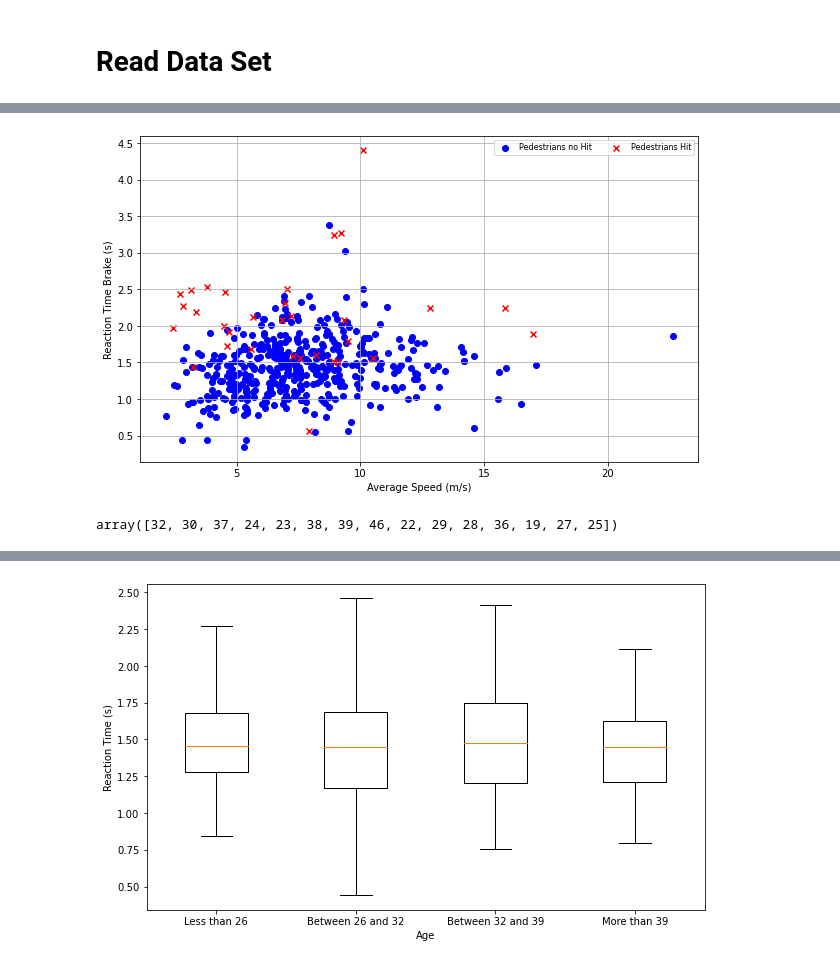
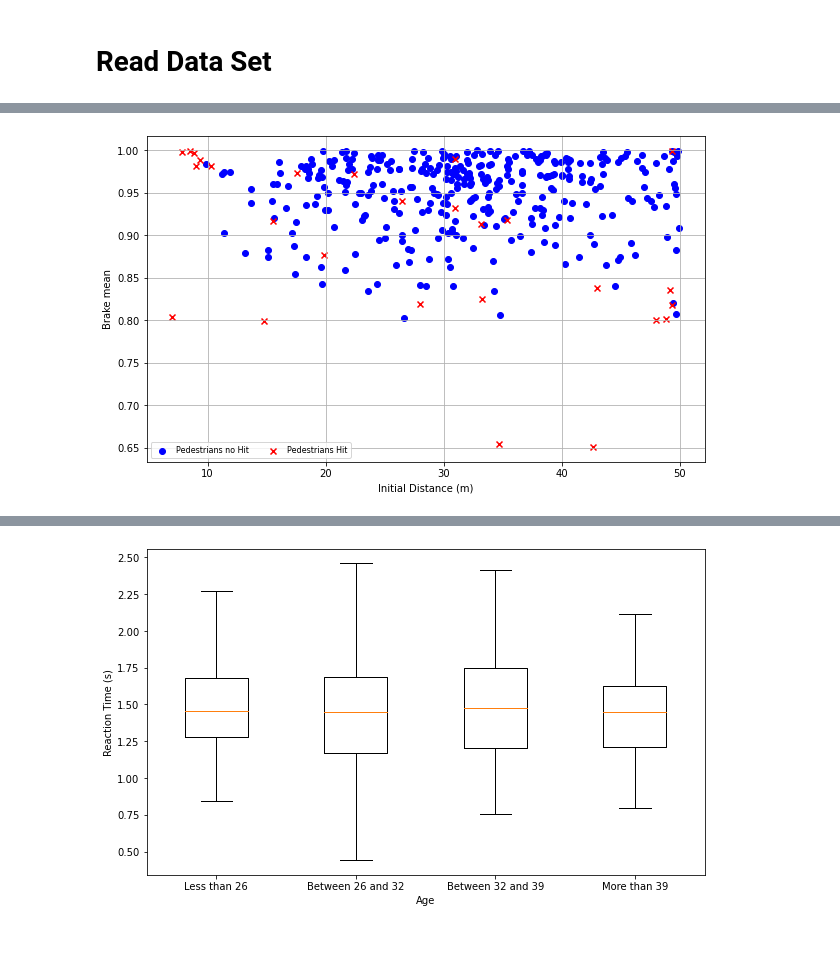
Before and after one commit to jcostamagna/tesisPresentacion, a Jupyter notebook: Thesis_data_visualization.ipynb, the cells around one changed output, grey strips where cells are left out. Cells and saved outputs as stored; diff of their text form; code cells hidden in the pictures.

```diff
--- a/Thesis_data_visualization.ipynb
+++ b/Thesis_data_visualization.ipynb
@@ -23,8 +23,8 @@ from sklearn.ensemble import RandomForestClassifier
 # %% [markdown]
 # Read Data Set
 # %%
-df = pd.read_csv("mergeData_fixed_time.csv")
-df = df.drop('total_time', axis=1)
+df = pd.read_csv("featured_data_with_fixed_time.csv")
+df = df.drop('total_time', axis=1, errors='ignore')
 pd.options.display.max_columns = None
 df.head()
 # %% [output]
@@ -37,24 +37,2 @@ df.head()
 # %%
-df = df[(df.reaction_time>= 0.3) & (df.reaction_time <= 10)]
+df = df[(df.reaction_time>= 0.1)]
-# %%
-## Scenario 1 : Low pedestrian   | High Visibility | Low Traffic
-## Scenario 2 : High pedestrian   | High Visibility | Low Traffic
-## Scenario 3 : Normal pedestrian | Low Visibility | Low Traffic
-## Scenario 4 : Normal pedestrian | High Visibility | Low Traffic
-## Scenario 6 : Normal pedestrian | High Visibility | High Traffic
-
-def scenario(df):
-    if (df['pedestriansLevel'] == 0):
-        return 1
-    if (df['pedestriansLevel'] == 2):
-        return 2
-    if (df['visibilityLevel'] == 0):
-        return 3
-    if (df['trafficLevel'] == 1):
-        return 6
-    if (df['pedestriansLevel'] == 1):
-        return 4
-    return 0
-
-df['scenario'] = df.apply(scenario, axis=1)
-df[df.scenario == 4]
@@ -199,27 +458,23 @@ plt.show()
 # %%
 plt.figure(figsize=(10, 6))
-plt.xlabel("Average Speed (m/s)")
-plt.ylabel("Reaction Time Brake (s)")
-reactionPressBrake = df[df.reaction_time > 0.15]
+plt.xlabel("Initial Distance (m)")
+plt.ylabel("Brake mean")
+reactionPressBrake = df[df.PKE > 0.15]
 reactionPressBrakeNoHits = reactionPressBrake[reactionPressBrake.hadCollision == 0]
 reactionPressBrakeHits = reactionPressBrake[reactionPressBrake.hadCollision == 1]
 
 
-noHits = plt.scatter(reactionPressBrakeNoHits['speed_total_mean'], reactionPressBrakeNoHits['reaction_time'], marker='o', c='b')
-hits = plt.scatter(reactionPressBrakeHits['speed_total_mean'], reactionPressBrakeHits['reaction_time'], marker='x', c='r')
+noHits = plt.scatter(reactionPressBrakeNoHits['distancePed'], reactionPressBrakeNoHits['brake_total_mean'], marker='o', c='b')
+hits = plt.scatter(reactionPressBrakeHits['distancePed'], reactionPressBrakeHits['brake_total_mean'], marker='x', c='r')
 
 plt.legend(( noHits,  hits),
            ("Pedestrians no Hit", "Pedestrians Hit"),
            scatterpoints=1,
            ncol=2,
            fontsize=8)
 
 plt.grid(True)
 
 plt.show()
 # %% [output]
-[figure, old version]
+[figure, new version]
-# %%
-pd.unique(df['age'])
-# %% [output]
-array([32, 30, 37, 24, 23, 38, 39, 46, 22, 29, 28, 36, 19, 27, 25])
```
Also changed, not shown: parts of 37 cells of this notebook.
